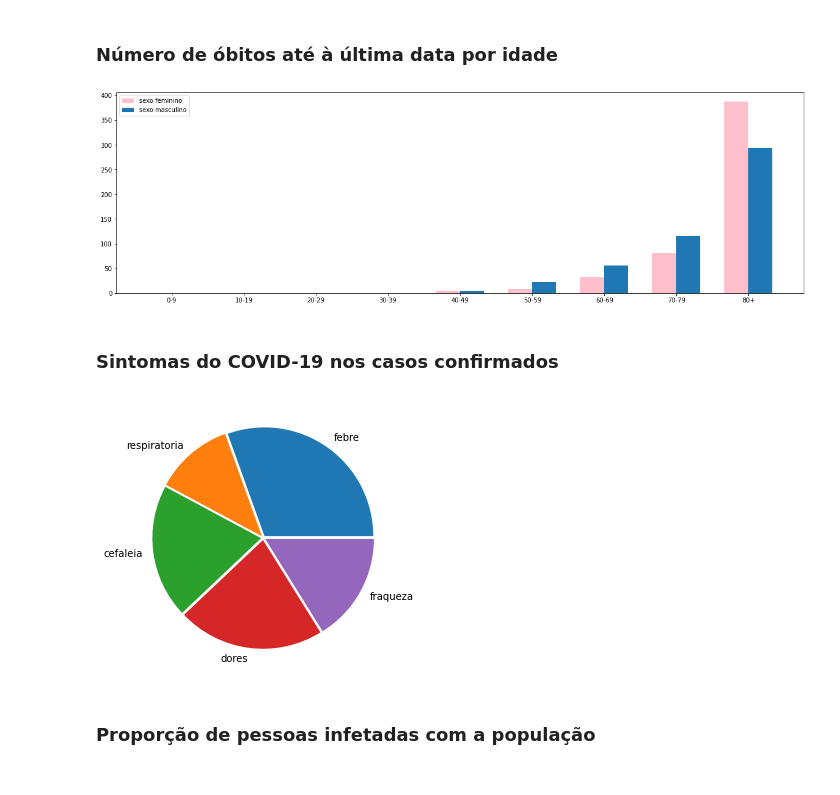
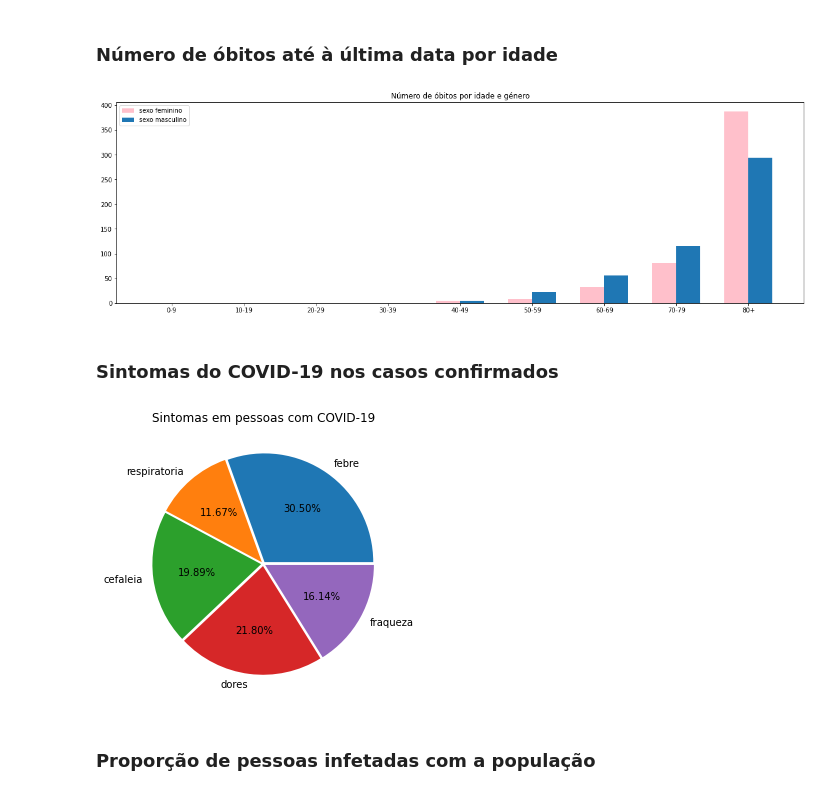
Before and after one commit to marianallc/TAprojectCOVID19, a Jupyter notebook: covid19.ipynb, the cells around one changed output. Drawn from its saved outputs; the diff is of its cells as text; code cells hidden in the pictures.

```diff
--- a/covid19.ipynb
+++ b/covid19.ipynb
@@ -541,34 +666,35 @@ bb = sorted_df.obitos_masculino_10_19.iat[-1]
 cc = sorted_df.obitos_masculino_20_29.iat[-1]
 dd = sorted_df.obitos_masculino_30_39.iat[-1]
 ee = sorted_df.obitos_masculino_40_49.iat[-1]
 ff = sorted_df.obitos_masculino_50_59.iat[-1]
 gg = sorted_df.obitos_masculino_60_69.iat[-1]
 hh = sorted_df.obitos_masculino_70_79.iat[-1]
 ii = sorted_df.obitos_masculino_80_sup.iat[-1]
 
 #parametros do grafico de barras
 width = 5
 
 
 x = [a,b,c,d,e,f,g,h,i]
 y = [aa,bb,cc,dd,ee,ff,gg,hh,ii]
 
 
 mulheres = [0,15,30,45,60,75,90,105,120]
 
 homens = [5,20,35,50,65,80,95,110,125]
 
 meio = [2.5,17.5,32.5,47.5,62.5,77.5,92.5,107.5,122.5]
 plt.figure(figsize=(20,6))
 plt.bar(mulheres, x, width=width, color ='pink', label='sexo feminino')
 plt.bar(homens, y, width=width, label='sexo masculino')
+plt.title("Número de óbitos por idade e género")
 
 plt.xticks(meio, ['0-9','10-19','20-29','30-39','40-49','50-59','60-69','70-79','80+'])
 
 plt.legend(loc="best") #show legend
 plt.show()
 # %% [output]
-[figure, old version]
+[figure, new version]
 # %% [markdown]
 ### Sintomas do COVID-19 nos casos confirmados
 # %%
@@ -586,11 +712,12 @@ dataName = ['febre', 'respiratoria', 'cefaleia', 'dores', 'fraqueza']
 explode = [0.02, 0.02, 0.02, 0.02, 0.02]
 
 plt.figure(figsize=(5,5))
+plt.title("Sintomas em pessoas com COVID-19")
 
-plt.pie(x, explode=explode, labels = dataName)
+plt.pie(x, explode=explode, labels = dataName,autopct="%.2f%%")
 plt.show()
 # %% [output]
-[figure, old version]
+[figure, new version]
 # %% [markdown]
 ### Proporção de pessoas infetadas com a população
 # %%
```
Also changed, not shown: parts of 30 cells of this notebook.
